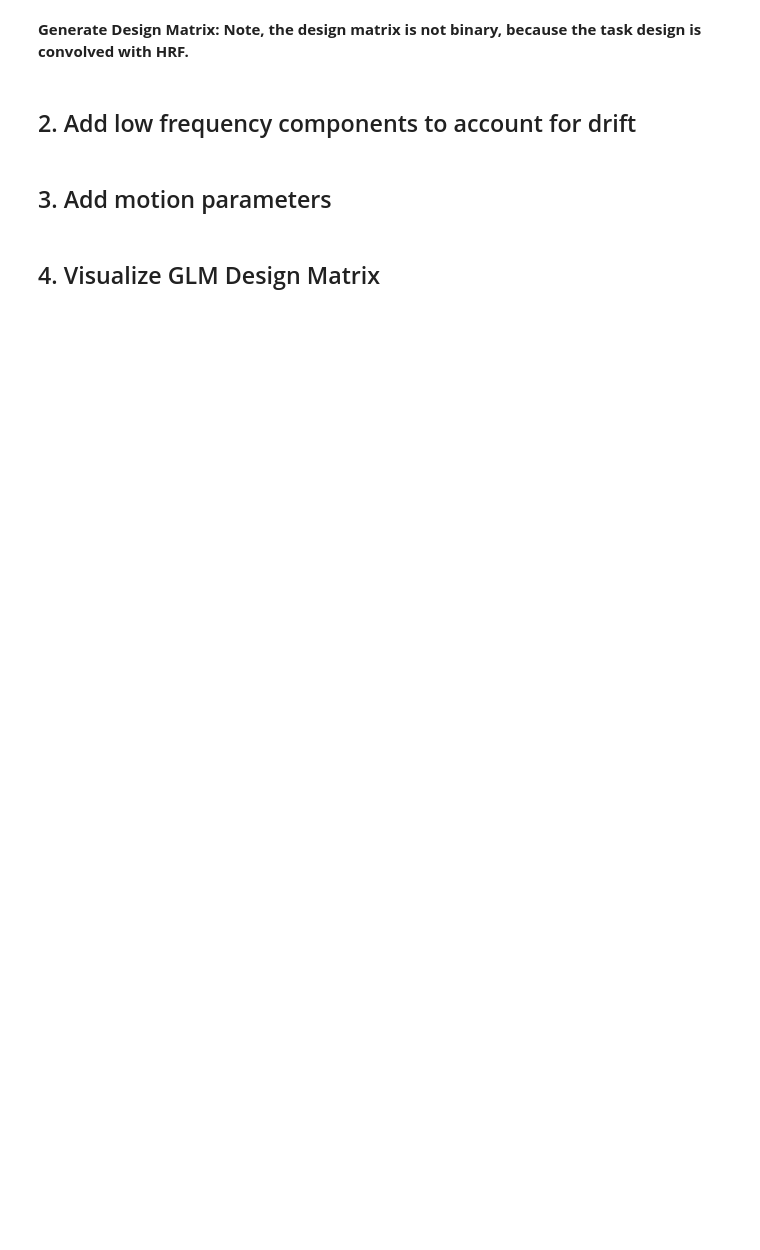
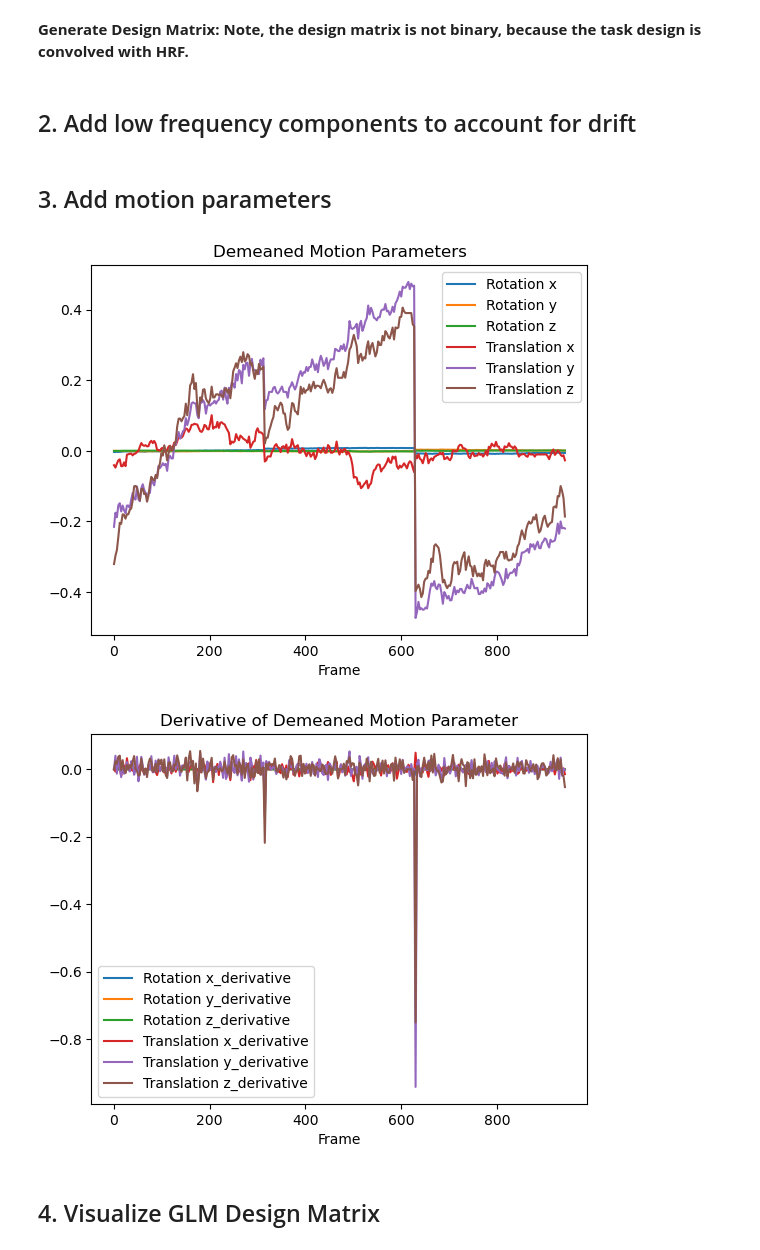
Before and after one commit to ZyLiao-0011/NSSP, a Jupyter notebook: NSSP-Project.ipynb, the cells around one changed output. Saved outputs shown, nothing was run; the diff lists cells and outputs as text; code cells hidden in the pictures; blank space fills up the shorter version.

```diff
--- a/NSSP-Project.ipynb
+++ b/NSSP-Project.ipynb
@@ -675,7 +666,7 @@ fmri_glm = fmri_glm.fit(fmri_all_runs, events_all_runs)
 # %%
 from nilearn.glm.first_level.design_matrix import _make_drift
 frame_times = np.asarray(range(fmri_all_runs.get_fdata().shape[3])) * t_r
-column_values, column_names = _make_drift(drift_model='polynomial', frame_times=frame_times, order=3, high_pass=None)
+column_values, column_names = _make_drift(drift_model='polynomial', frame_times=frame_times, order=6, high_pass=None)
 
 design_mat = fmri_glm.design_matrices_[0]
 for (col, name) in zip(column_values.T, column_names):
@@ -685,17 +676,16 @@ for (col, name) in zip(column_values.T, column_names):
 # %%
 mot_params = load_mot_params_fsl_6_dof(op.join(preproc_root, subject_dir, 'func', 'sub-control01_task-music_run_concatenated_moco.par'))
 mot_params = mot_params - mot_params.mean()
 mot_params.index = mot_params.index * 3
 mot_params.plot(title='Demeaned Motion Parameters', xlabel='Frame')
 
 mot_params_deriv = mot_params.diff().fillna(0)
 mot_params_deriv.columns = [f"{col}_derivative" for col in mot_params.columns]
 mot_params_deriv.plot(title='Derivative of Demeaned Motion Parameter', xlabel='Frame')
 
-mot_params_sqr = mot_params * mot_params
-mot_params_sqr.columns = [f"{col}_squared" for col in mot_params.columns]
-mot_params_sqr.plot(title='Square of Demeaned Motion Parameter', xlabel='Frame')
-
-fmri_glm.design_matrices_[0] = pd.concat((fmri_glm.design_matrices_[0], mot_params, mot_params_deriv, mot_params_sqr), axis=1)
+fmri_glm.design_matrices_[0] = pd.concat((fmri_glm.design_matrices_[0], mot_params, mot_params_deriv), axis=1)
+# %% [output]
+[figure, added]
+[figure, added]
 # %% [markdown]
 ## 4. Visualize GLM Design Matrix
```
Also changed, not shown: parts of 15 cells of this notebook.
